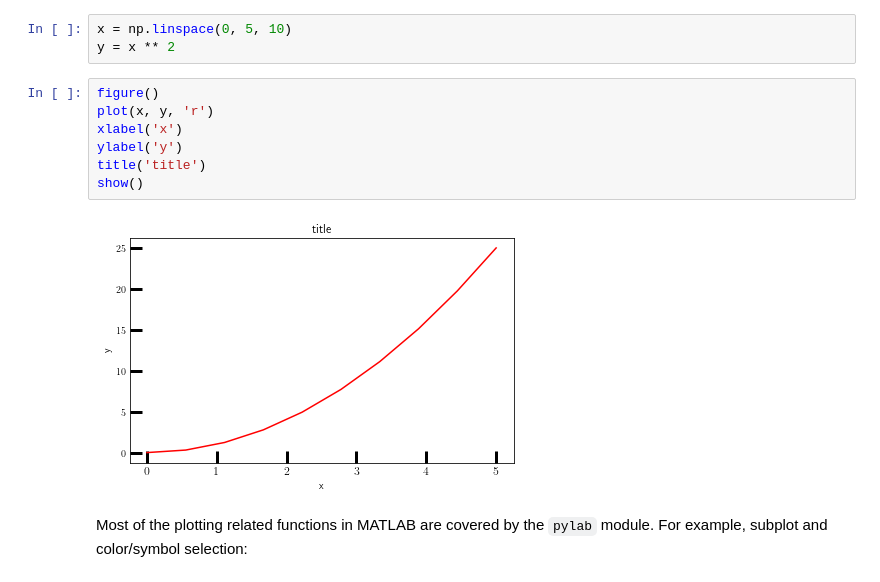
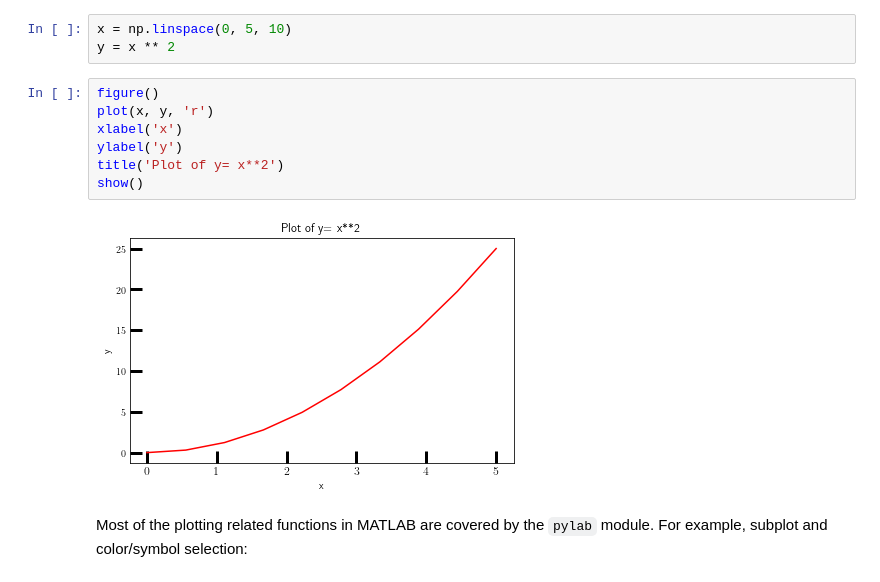
Before and after one commit to hariseldon99/scientific-python-lectures, a Jupyter notebook: Lecture-2-Matplotlib.ipynb, the cells around one changed output. Saved outputs shown, nothing was run; the diff lists cells and outputs as text.

```diff
--- a/Lecture-2-Matplotlib.ipynb
+++ b/Lecture-2-Matplotlib.ipynb
@@ -57,12 +57,12 @@ y = x ** 2
 # %%
 figure()
 plot(x, y, 'r')
 xlabel('x')
 ylabel('y')
-title('title')
+title('Plot of y= x**2')
 show()
 # %% [output]
-[figure, old version]
+[figure, new version]
 # %% [markdown]
 Most of the plotting related functions in MATLAB are covered by the `pylab` module. For example, subplot and color/symbol selection:
 # %%
```
Also changed, not shown: 1 other file.
